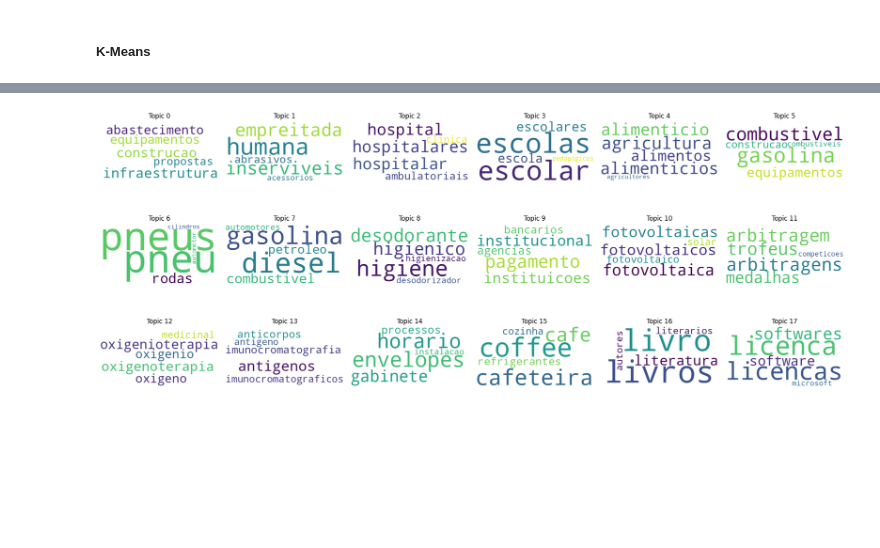
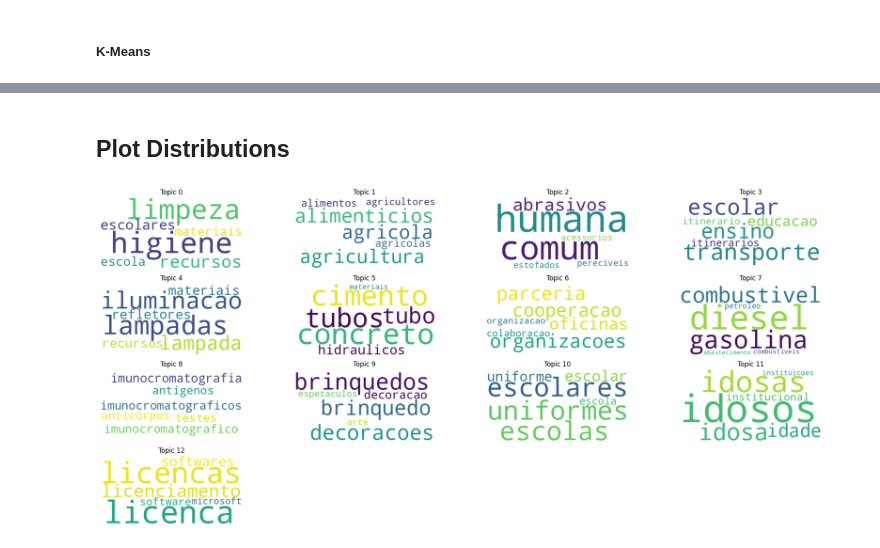
Before and after one commit to brunodifranco/mestrado-ufrgs-cmp617-tce, a Jupyter notebook: research/5_plot_bertopic_opt.ipynb, the cells around one changed output, grey strips where cells are left out. Drawn from its saved outputs; the diff is of its cells as text; code cells hidden in the pictures; blank space fills up the shorter version.

Commit message:
UPDATE: add bertopic plots

```diff
--- a/research/5_plot_bertopic_opt.ipynb
+++ b/research/5_plot_bertopic_opt.ipynb
@@ -91,4 +239,11 @@ topic_model.get_topic_freq()
+# %% [markdown]
+## Plot Distributions
+# %%
+topic_model = load_model_outputs(
+    f"models/bertopic/topn_6/hdbscan/best_model",
+    load_model_only=True
+    )
 # %%
-word_cloud_bertopic(topic_model)
+word_cloud_bertopic(topic_model, n_rows=4)
 # %% [output]
-[figure, old version]
+[figure, new version]
```
Also changed, not shown: parts of 31 cells of this notebook, 9 other files.
